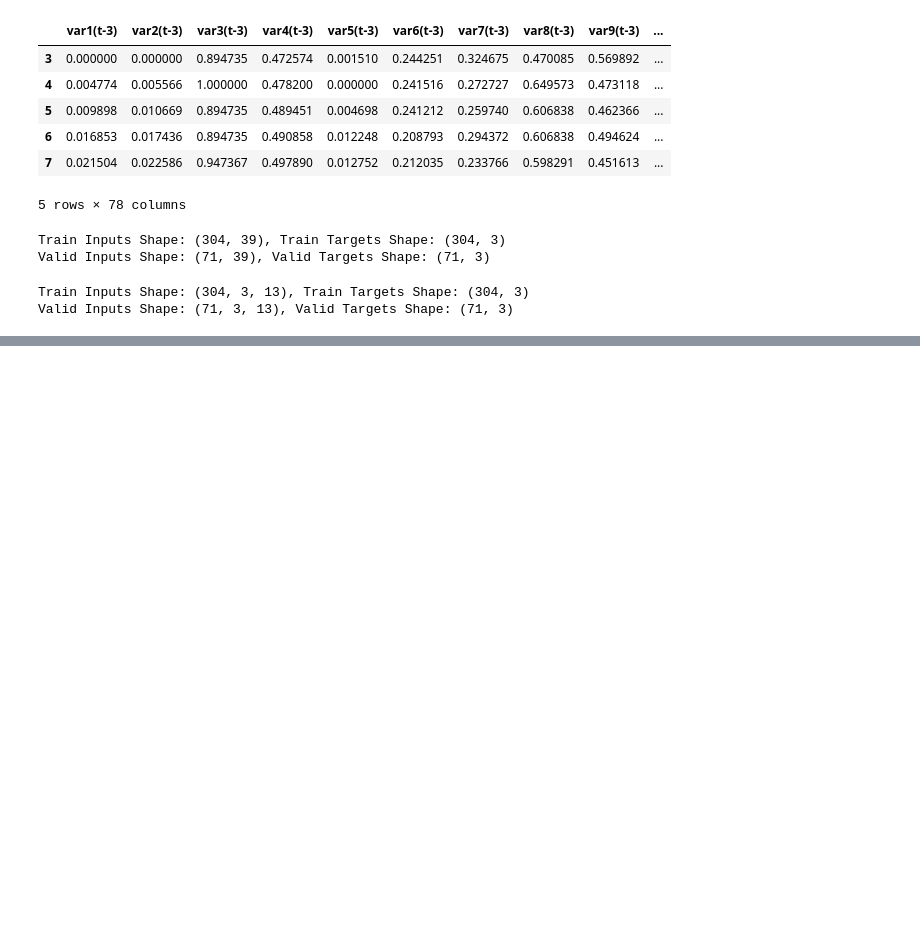
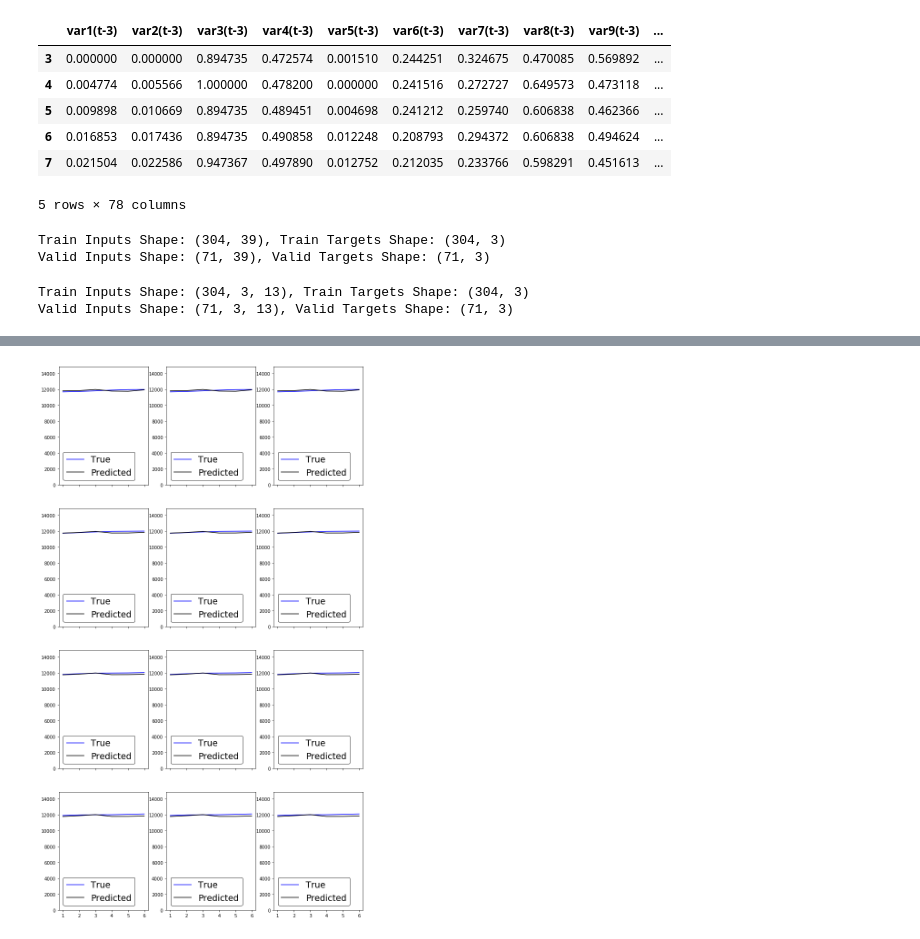
Before and after one commit to aidin-zadeh/reb, a Jupyter notebook: notebooks/2.1.build.train.eval.lstm.economic.indicators.monthly.ipynb, the cells around one changed output, grey strips where cells are left out. Cells and saved outputs as stored; diff of their text form; code cells hidden in the pictures; blank space fills up the shorter version.

```diff
--- a/notebooks/2.1.build.train.eval.lstm.economic.indicators.monthly.ipynb
+++ b/notebooks/2.1.build.train.eval.lstm.economic.indicators.monthly.ipynb
@@ -143,0 +192,47 @@ Epoch 10/10
+# %%
+# make a prediction
+yhat_valid = model.predict(x_valid)
+# %%
+temp = x_valid.reshape((n_valid, n_lags*n_variables))
+temp[-n_sequences*n_variables:][:, index_target:n_sequences*n_variables:n_variables] = \
+    y_valid.reshape((n_valid, n_sequences))
+temp = temp.reshape((-1, n_variables))
+y_valid = scaler.inverse_transform(temp)[:, index_target]
+
+temp = x_valid.reshape((n_valid, n_lags*n_variables))
+temp[-n_sequences*n_variables:][:, index_target:n_sequences*n_variables:n_variables] = \
+    yhat_valid.reshape((n_valid, n_sequences))
+temp = temp.reshape((-1, n_variables))
+yhat_valid = scaler.inverse_transform(temp)[:, index_target]
+# %%
+n = 12
+ncols = 3
+fig, axs = plt.subplots(nrows=int(np.ceil(n/ncols)),
+                        ncols=ncols,
+                        figsize=(12, 22),
+                        sharex=True)
+for k in range(n):
+    i = k // ncols
+    j = k % ncols
+    axs[i, j].plot(np.arange(1,n_sequences+1),
+                   y_valid[i*n_sequences:i*n_sequences+n_sequences],
+                   color="blue",
+                   label="True")
+    axs[i, j].plot(np.arange(1,n_sequences+1),
+                   yhat_valid[i*n_sequences:i*n_sequences+n_sequences],
+                   color="black",
+                   label="Predicted")
+
+
+    axs[i, j].legend(loc="best",
+                     fontsize=legendfontsize,
+                     framealpha=0.8,
+                     fancybox=True,
+                     frameon=True,
+                     shadow=False,
+                     edgecolor="k")
+
+    axs[i, j].set_ylim([0, 1.1*max(y_valid)])
+#     print(y_valid[i*n_sequences:i*n_sequences+n_sequences].shape)
+# %% [output]
+[figure, added]
```
Also changed, not shown: parts of 5 cells of this notebook.
